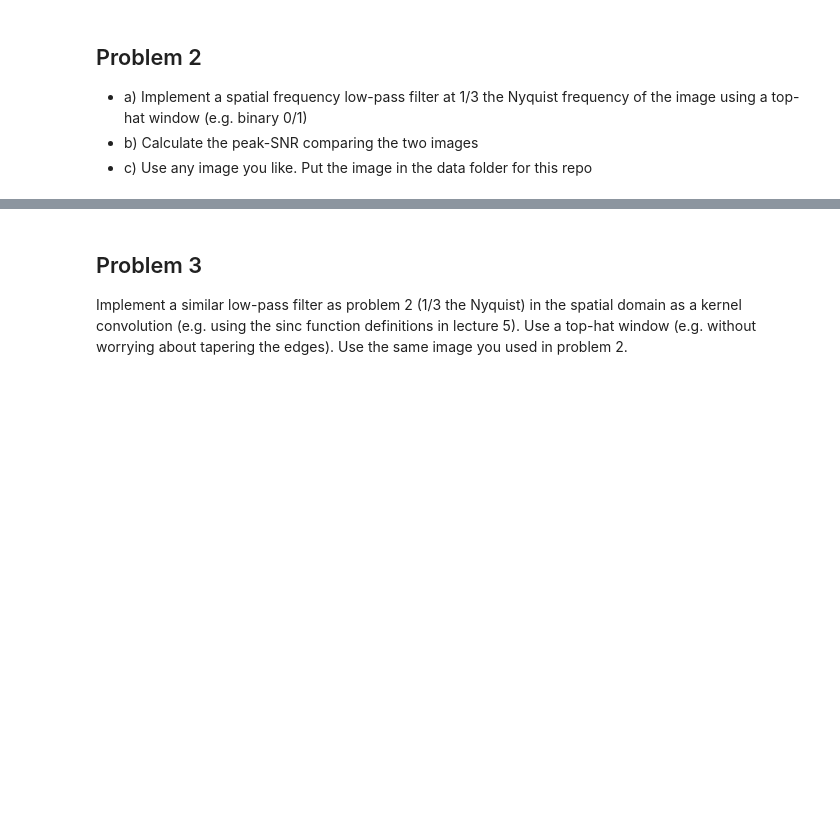
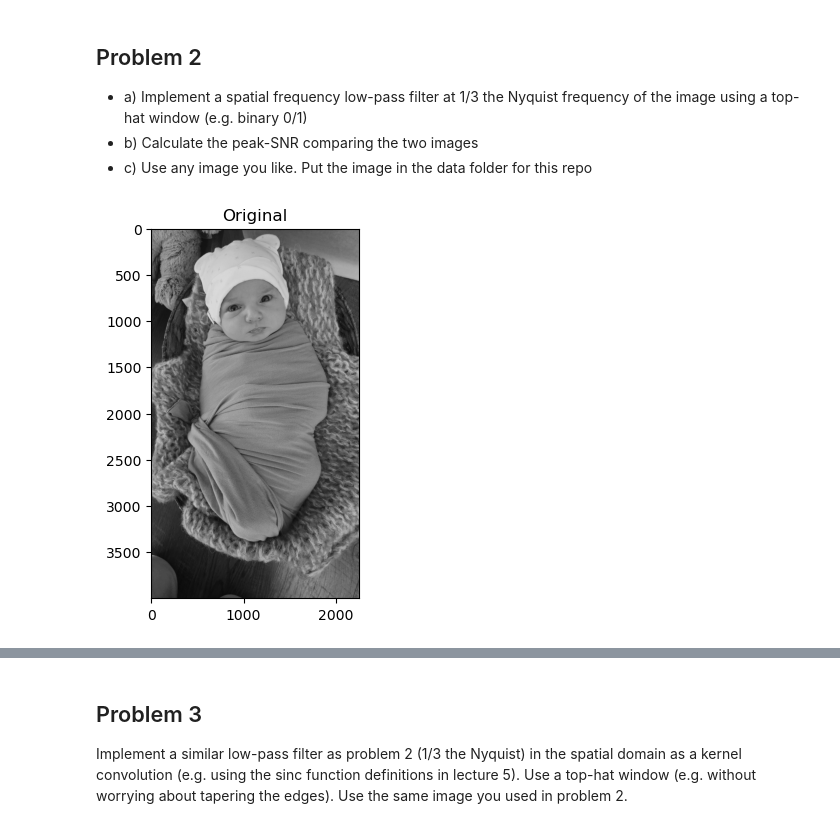
Before and after one commit to jacob-cunningham-ds/ece_2390, a Jupyter notebook: homework/02_hw/hw_02.ipynb, the cells around one changed output, grey strips where cells are left out. Saved outputs shown, nothing was run; the diff lists cells and outputs as text; code cells hidden in the pictures; blank space fills up the shorter version.

```diff
--- a/homework/02_hw/hw_02.ipynb
+++ b/homework/02_hw/hw_02.ipynb
@@ -19,3 +32,15 @@ def myfunction(required_inputs,optional_inputs='defaultvalue'):
 * a) Implement a spatial frequency low-pass filter at 1/3 the Nyquist frequency of the image using a top-hat window (e.g. binary 0/1)
 * b) Calculate the peak-SNR comparing the two images
 * c) Use any image you like.  Put the image in the data folder for this repo
+# %%
+# read in the image
+img = cv2.imread(os.path.relpath('Data/simon.jpg'), cv2.IMREAD_COLOR)
+img = cv2.cvtColor(img, cv2.COLOR_BGR2GRAY)
+
+# show the image
+fig, ax = plt.subplots()
+ax.imshow(img, cmap='gray', vmin=0, vmax=255)
+ax.set_title('Original')
+plt.show()
+# %% [output]
+[figure, added]
```
Also changed, not shown: parts of 18 cells of this notebook, 12 other files.
